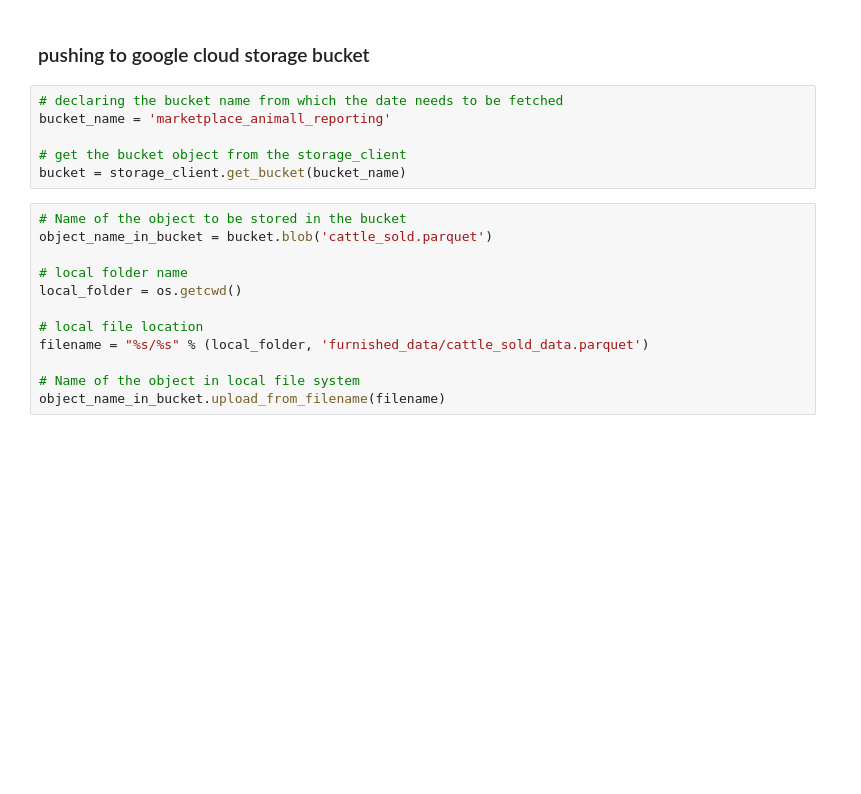
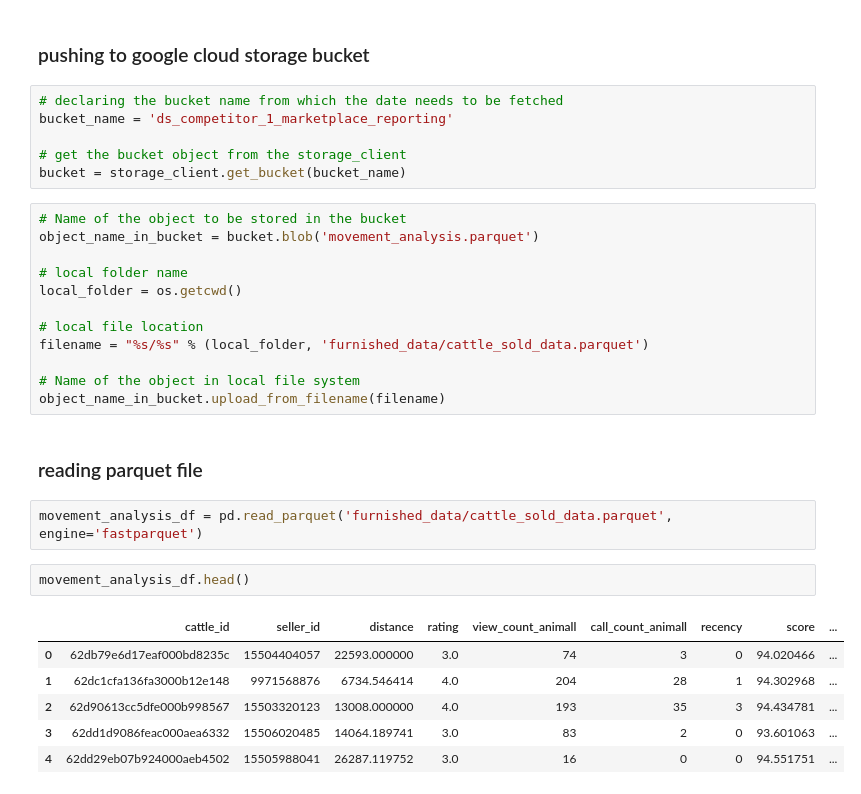
Before and after one commit to naman-mp360/google_cloud_storage-competitor_1_marketplace_pipeline, a Jupyter notebook: competitor_1-pipeline/movement_analysis.ipynb, the cells around one changed output. Cells and saved outputs as stored; diff of their text form; blank space fills up the shorter version.

Commit message:
bug fixes, performance improvement, folder structure, new final standardized google cloud storage bucket name, final form v1 of movement_analysis script

```diff
--- a/competitor_1-pipeline/movement_analysis.ipynb
+++ b/competitor_1-pipeline/movement_analysis.ipynb
@@ -547,13 +551,13 @@ data.to_parquet('furnished_data/cattle_sold_data.parquet', index=False)
 ### pushing to google cloud storage bucket
 # %%
 # declaring the bucket name from which the date needs to be fetched
-bucket_name = 'marketplace_animall_reporting'
+bucket_name = 'ds_competitor_1_marketplace_reporting'
 
 # get the bucket object from the storage_client
 bucket = storage_client.get_bucket(bucket_name)
 # %%
 # Name of the object to be stored in the bucket
-object_name_in_bucket = bucket.blob('cattle_sold.parquet')
+object_name_in_bucket = bucket.blob('movement_analysis.parquet')
 
 # local folder name
 local_folder = os.getcwd()
@@ -563,3 +567,16 @@ filename = "%s/%s" % (local_folder, 'furnished_data/cattle_sold_data.parquet')
 
 # Name of the object in local file system
 object_name_in_bucket.upload_from_filename(filename)
+# %% [markdown]
+### reading parquet file
+# %%
+movement_analysis_df = pd.read_parquet('furnished_data/cattle_sold_data.parquet', engine='fastparquet')
+# %%
+movement_analysis_df.head()
+# %% [output]
+|  | cattle_id | seller_id | distance | rating | view_count_animall | call_count_animall | recency | score | ... |
+| 0 | 62db79e6d17eaf000bd8235c | 15504404057 | 22593.000000 | 3.0 | 74 | 3 | 0 | 94.020466 | ... |
+| 1 | 62dc1cfa136fa3000b12e148 | 9971568876 | 6734.546414 | 4.0 | 204 | 28 | 1 | 94.302968 | ... |
+| 2 | 62d90613cc5dfe000b998567 | 15503320123 | 13008.000000 | 4.0 | 193 | 35 | 3 | 94.434781 | ... |
+| 3 | 62dd1d9086feac000aea6332 | 15506020485 | 14064.189741 | 3.0 | 83 | 2 | 0 | 93.601063 | ... |
+| 4 | 62dd29eb07b924000aeb4502 | 15505988041 | 26287.119752 | 3.0 | 16 | 0 | 0 | 94.551751 | ... |
```
Also changed, not shown: parts of 71 cells of this notebook, 8 other files.
